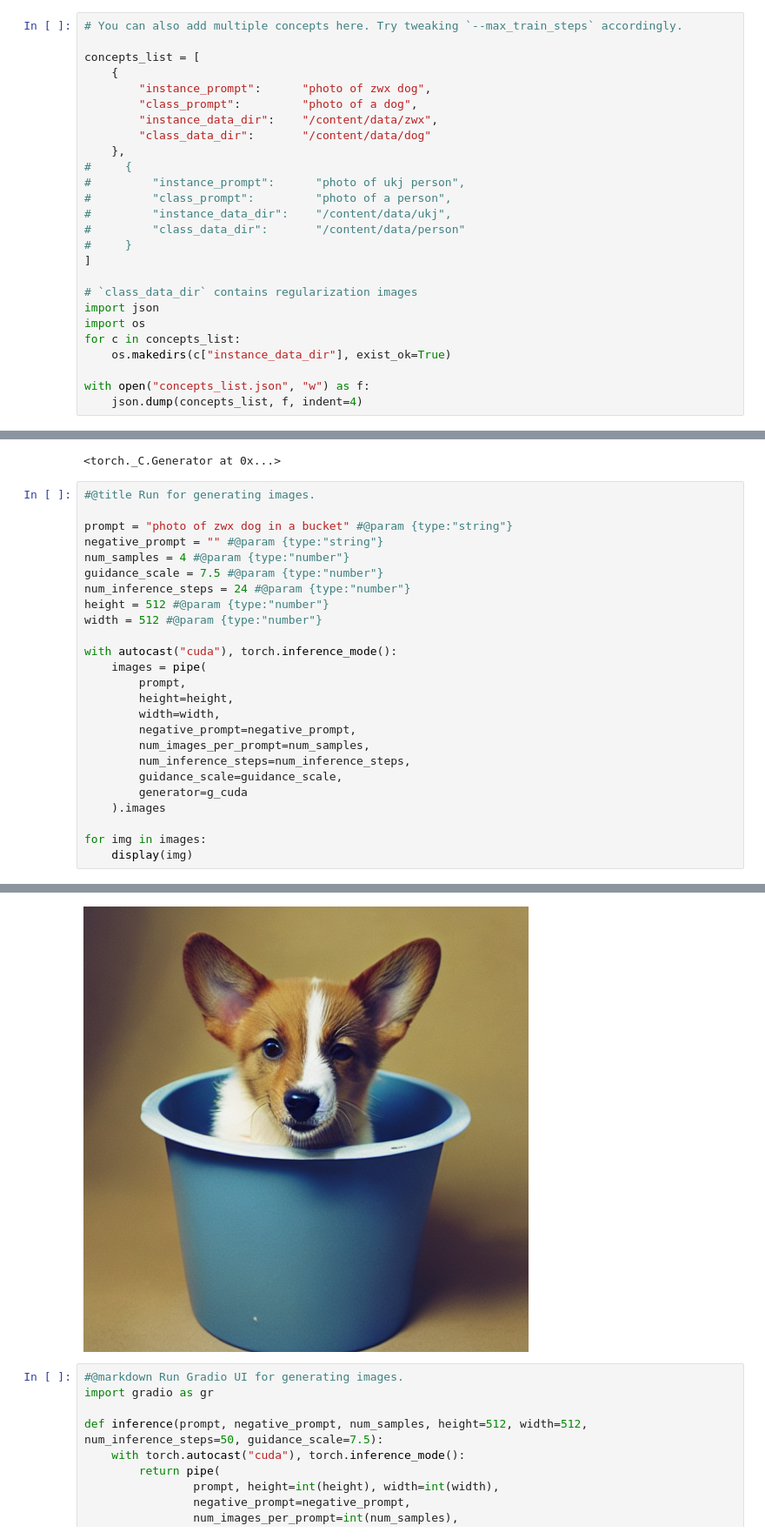
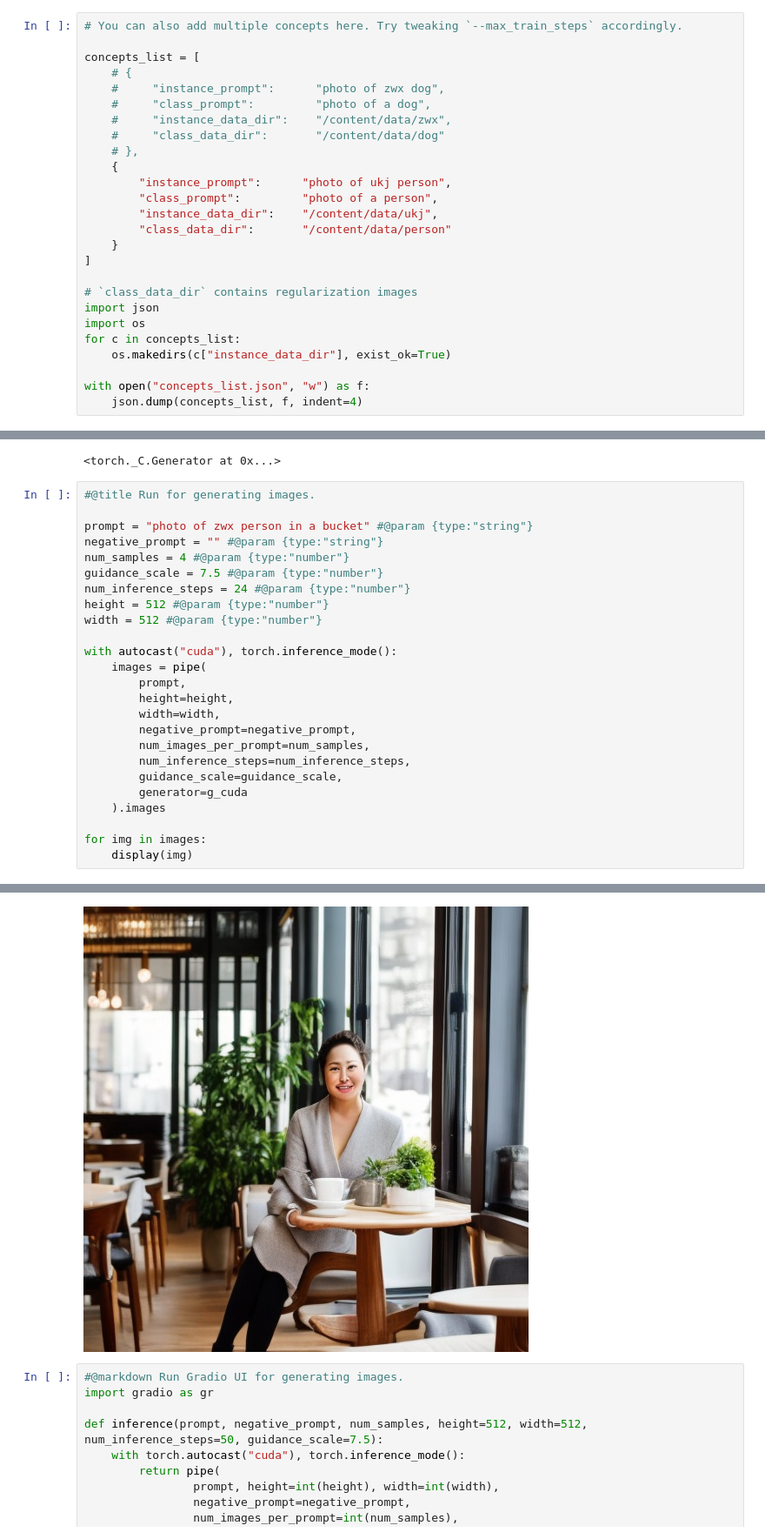
Before and after one commit to Aravinda89/stable-diffusion-LLM-finetuning, a Jupyter notebook: DreamBooth_Stable_Diffusion_new.ipynb, the cells around one changed output, grey strips where cells are left out. Shown at 87% size. Cells and saved outputs as stored; diff of their text form.

```diff
--- a/DreamBooth_Stable_Diffusion_new.ipynb
+++ b/DreamBooth_Stable_Diffusion_new.ipynb
@@ -73,18 +95,18 @@ remove `--train_text_encoder` flag to reduce memory usage further, degrades outp
 # You can also add multiple concepts here. Try tweaking `--max_train_steps` accordingly.
 
 concepts_list = [
+    # {
+    #     "instance_prompt":      "photo of zwx dog",
+    #     "class_prompt":         "photo of a dog",
+    #     "instance_data_dir":    "/content/data/zwx",
+    #     "class_data_dir":       "/content/data/dog"
+    # },
     {
-        "instance_prompt":      "photo of zwx dog",
-        "class_prompt":         "photo of a dog",
-        "instance_data_dir":    "/content/data/zwx",
-        "class_data_dir":       "/content/data/dog"
-    },
-#     {
-#         "instance_prompt":      "photo of ukj person",
-#         "class_prompt":         "photo of a person",
-#         "instance_data_dir":    "/content/data/ukj",
-#         "class_data_dir":       "/content/data/person"
-#     }
+        "instance_prompt":      "photo of ukj person",
+        "class_prompt":         "photo of a person",
+        "instance_data_dir":    "/content/data/ukj",
+        "class_data_dir":       "/content/data/person"
+    }
 ]
 
 # `class_data_dir` contains regularization images
@@ -218,7 +294,7 @@ g_cuda.manual_seed(seed)
 # %%
 #@title Run for generating images.
 
-prompt = "photo of zwx dog in a bucket" #@param {type:"string"}
+prompt = "photo of zwx person in a bucket" #@param {type:"string"}
 negative_prompt = "" #@param {type:"string"}
 num_samples = 4 #@param {type:"number"}
 guidance_scale = 7.5 #@param {type:"number"}
@@ -247,4 +324,4 @@ for img in images:
-[figure, old version]
+[figure, new version]
 # %%
 #@markdown Run Gradio UI for generating images.
 import gradio as gr
```
Also changed, not shown: parts of 10 cells of this notebook.
